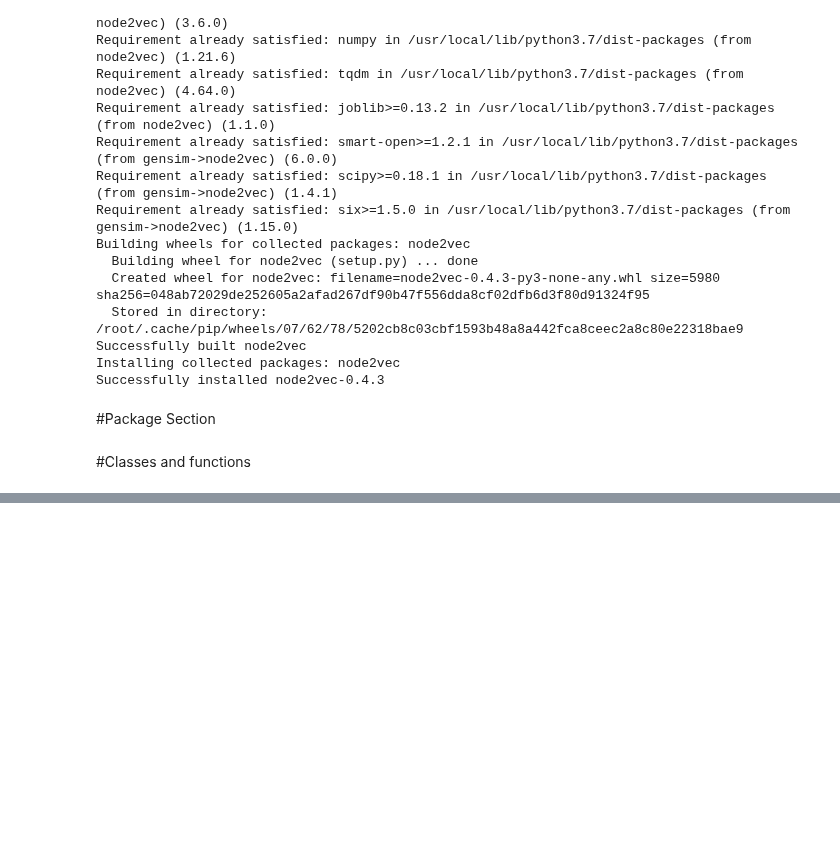
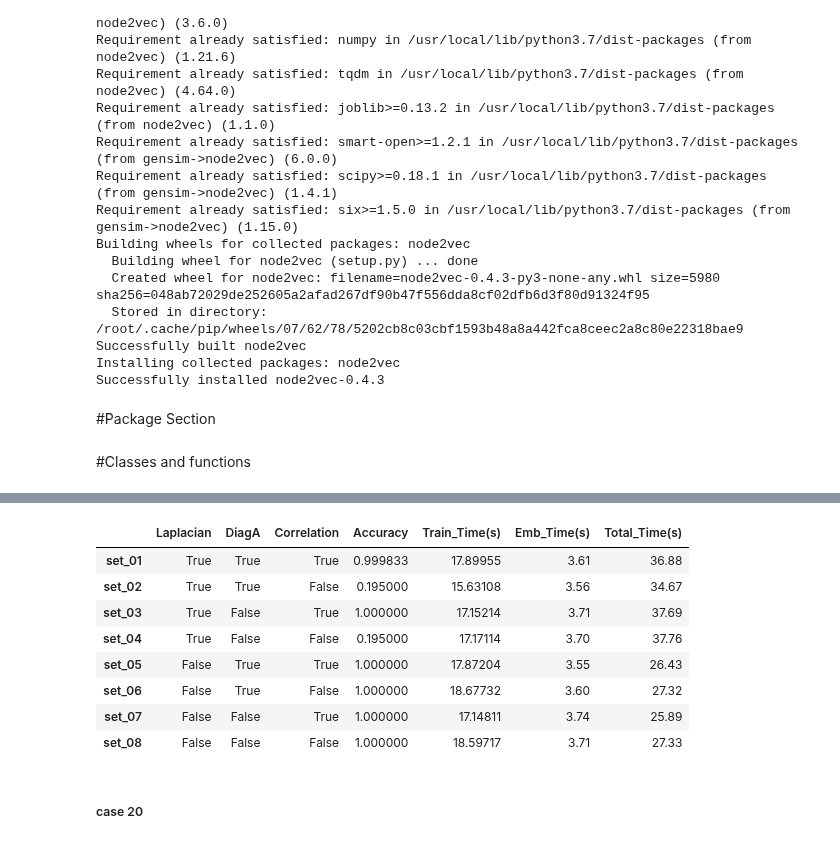
Before and after one commit to cshen6/GraphEmd, a Jupyter notebook: Main/GraphEncoder.ipynb, the cells around one changed output, grey strips where cells are left out. Cells and saved outputs as stored; diff of their text form; code cells hidden in the pictures; blank space fills up the shorter version.

```diff
--- a/Main/GraphEncoder.ipynb
+++ b/Main/GraphEncoder.ipynb
@@ -1159,0 +2188,2 @@ def To_single_sparce_matrix(M,option):
+# %%
+Run(case_11, "su", Learner = 0, Laplacian = False, DiagA = True, Correlation = False)
@@ -1159,0 +2192,2 @@ def To_single_sparce_matrix(M,option):
+# %%
+Run(case_11, "su", Learner = 0, Laplacian = False, DiagA = True, Correlation = True)
@@ -1159,0 +2196,2 @@ def To_single_sparce_matrix(M,option):
+# %%
+Run(case_11, "su", Learner = 0, Laplacian = True, DiagA = True, Correlation = True)
@@ -1159,0 +2200,2 @@ def To_single_sparce_matrix(M,option):
+# %%
+results = average_restuls(case_11, comb_set, 0)
@@ -1159,0 +2220,14 @@ def To_single_sparce_matrix(M,option):
+# %%
+plot(results)
+# %% [output]
+|  | Laplacian | DiagA | Correlation | Accuracy | Train_Time(s) | Emb_Time(s) | Total_Time(s) |
+| set_01 | True | True | True | 0.999833 | 17.89955 | 3.61 | 36.88 |
+| set_02 | True | True | False | 0.195000 | 15.63108 | 3.56 | 34.67 |
+| set_03 | True | False | True | 1.000000 | 17.15214 | 3.71 | 37.69 |
+| set_04 | True | False | False | 0.195000 | 17.17114 | 3.70 | 37.76 |
+| set_05 | False | True | True | 1.000000 | 17.87204 | 3.55 | 26.43 |
+| set_06 | False | True | False | 1.000000 | 18.67732 | 3.60 | 27.32 |
+| set_07 | False | False | True | 1.000000 | 17.14811 | 3.74 | 25.89 |
+| set_08 | False | False | False | 1.000000 | 18.59717 | 3.71 | 27.33 |
+# %% [markdown]
+##### case 20
```
Also changed, not shown: parts of 322 cells of this notebook.
